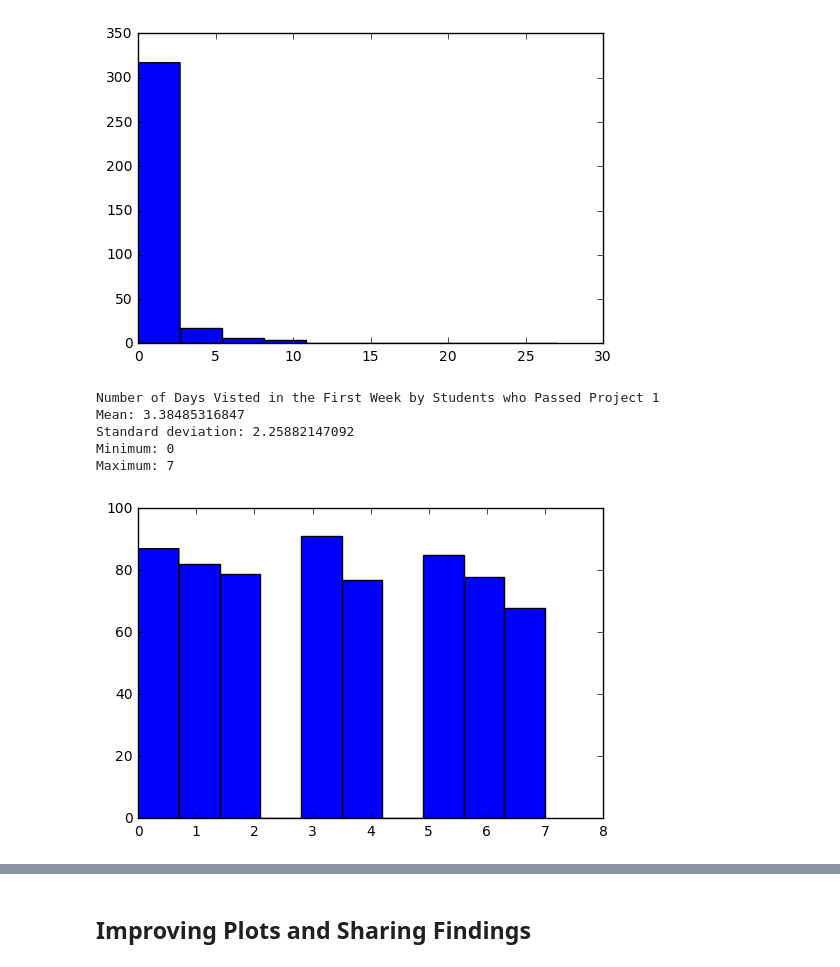
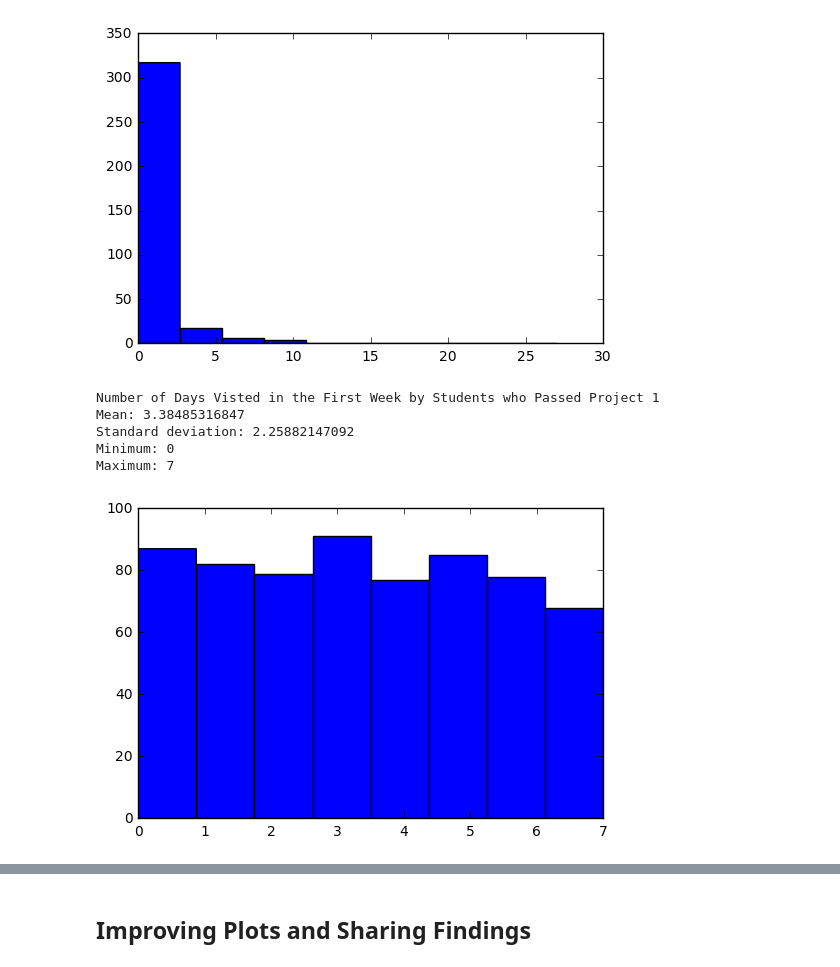
Before and after one commit to SherylHohman/intro-to-data-analysis, a Jupyter notebook: L1_Starter_Code.ipynb, the cells around one changed output, grey strips where cells are left out. Drawn from its saved outputs; the diff is of its cells as text; code cells hidden in the pictures.

Commit message:
14: improve plots: configure matplotlib params; import seaborn

```diff
--- a/L1_Starter_Code.ipynb
+++ b/L1_Starter_Code.ipynb
@@ -620,14 +623,14 @@ Minimum: 0
 Maximum: 27
 [figure]
 # %%
-plt.hist(num_days_visited_passing)
+plt.hist(num_days_visited_passing, bins=8)
 print_stats("Number of Days Visted in the First Week by Students who Passed Project 1", num_days_visited_passing)
 # %% [output]
 Number of Days Visted in the First Week by Students who Passed Project 1
 Mean: 3.38485316847
 Standard deviation: 2.25882147092
 Minimum: 0
 Maximum: 7
-[figure, old version]
+[figure, new version]
 # %%
 
```
Also changed, not shown: parts of 11 cells of this notebook, 2 other files.
